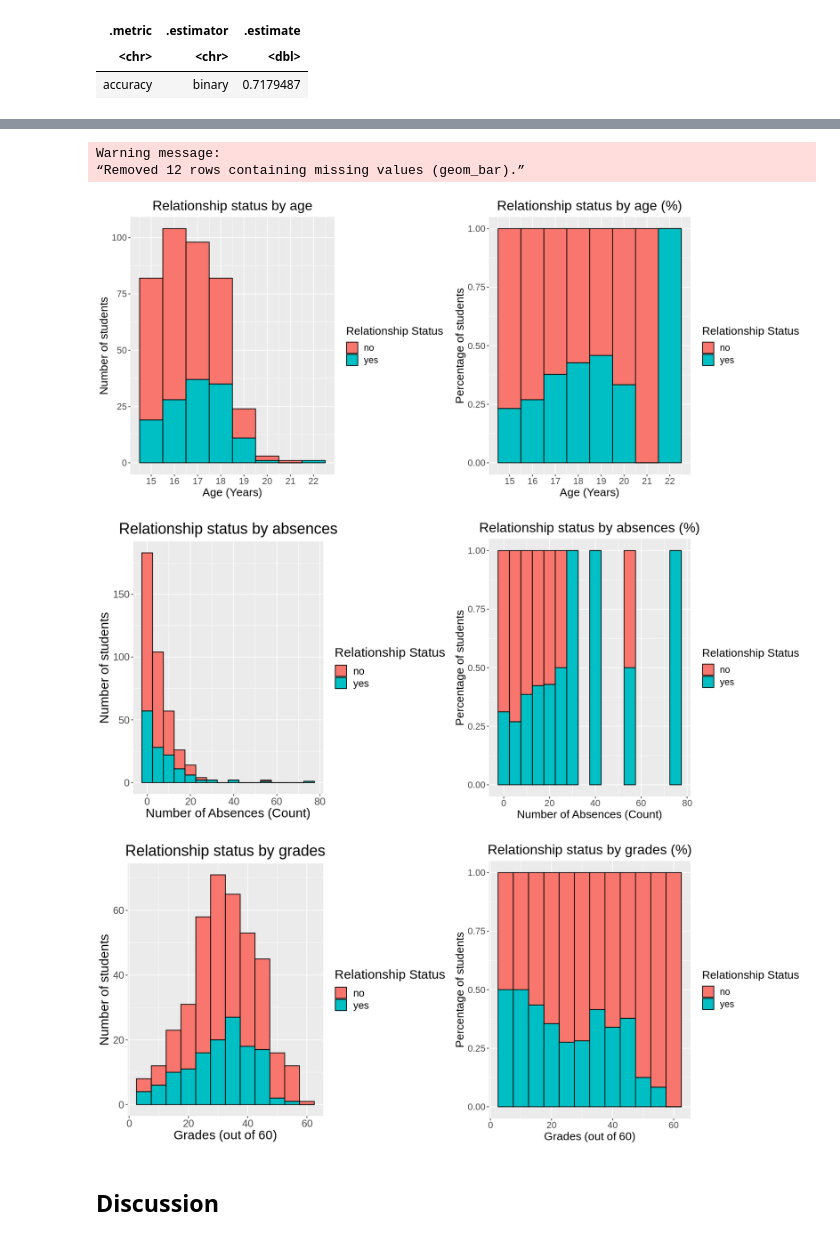
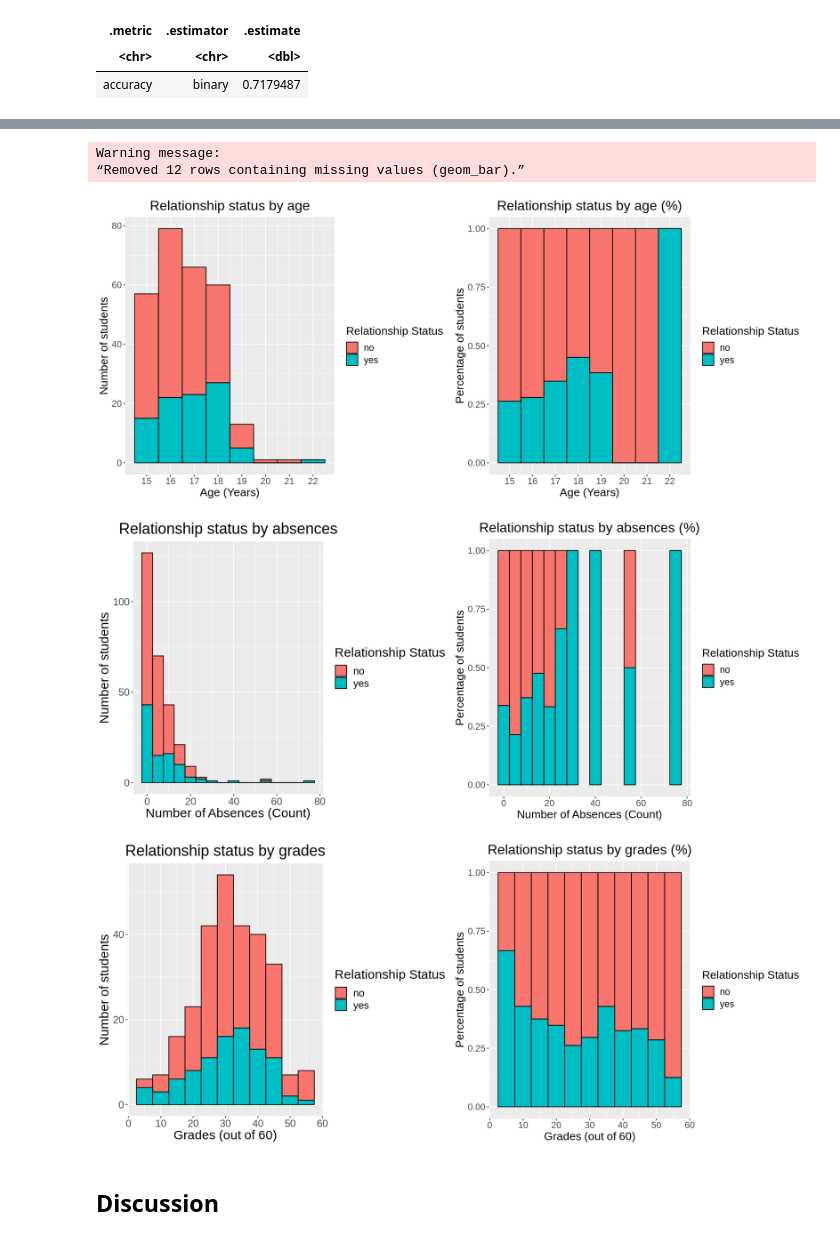
Before and after one commit to RobertYip/Student-Performance, a Jupyter notebook: Draft.ipynb, the cells around one changed output, grey strips where cells are left out. Saved outputs shown, nothing was run; the diff lists cells and outputs as text; code cells hidden in the pictures.

```diff
--- a/Draft.ipynb
+++ b/Draft.ipynb
@@ -273,14 +312,14 @@ Since we are creating a plot for each predictor variable, we use a histogram as
 options(repr.plot.width = 14, repr.plot.height = 6)
 # %%
 # Age plots
-data_plot_age <- ggplot(data, aes(x=age, fill=romantic)) +
+data_plot_age <- ggplot(data_train, aes(x=age, fill=romantic)) +
     geom_histogram(color="black", binwidth=1) +
     theme(text=element_text(size=16), plot.title = element_text(hjust = 0.5)) +
     scale_x_continuous(breaks = seq(15, 22, by=1)) +
     labs(x="Age (Years)", y="Number of students", fill="Relationship Status") +
     ggtitle("Relationship status by age")
 
-data_plot_age_percent <- ggplot(data, aes(x=age)) +
+data_plot_age_percent <- ggplot(data_train, aes(x=age)) +
     geom_histogram(aes(fill=romantic), position="fill", color="black", binwidth=1) +
     theme(text=element_text(size=16), plot.title = element_text(hjust = 0.5)) +
     scale_x_continuous(breaks = seq(15, 22, by=1)) +
@@ -288,41 +327,41 @@ data_plot_age_percent <- ggplot(data, aes(x=age)) +
     ggtitle("Relationship status by age (%)")
 
 # Absence plots
-data_plot_absences <- ggplot(data, aes(x=absences, fill=romantic)) +
+data_plot_absences <- ggplot(data_train, aes(x=absences, fill=romantic)) +
     geom_histogram(color="black", binwidth=5) +
     theme(text=element_text(size=18), plot.title = element_text(hjust = 0.5)) +
     labs(x="Number of Absences (Count)", y="Number of students", fill="Relationship Status") +
     ggtitle("Relationship status by absences")
 
-data_plot_absences_percent <- ggplot(data, aes(x=absences)) +
+data_plot_absences_percent <- ggplot(data_train, aes(x=absences)) +
     geom_histogram(aes(fill=romantic), position="fill", color="black", binwidth=5) +
     theme(text=element_text(size=16), plot.title = element_text(hjust = 0.5)) +
     labs(x="Number of Absences (Count)", y="Percentage of students", fill="Relationship Status") +
     ggtitle("Relationship status by absences (%)")
 
 # Grade plots
-data_plot_grade <- ggplot(data, aes(x=overall_grade, fill=romantic)) +
+data_plot_grade <- ggplot(data_train, aes(x=overall_grade, fill=romantic)) +
     geom_histogram(color="black", binwidth=5) +
     theme(text=element_text(size=18), plot.title = element_text(hjust = 0.5)) +
     labs(x="Grades (out of 60)", y="Number of students", fill="Relationship Status") +
     ggtitle("Relationship status by grades")
 
-data_plot_grade_percent <- ggplot(data, aes(x=overall_grade)) +
+data_plot_grade_percent <- ggplot(data_train, aes(x=overall_grade)) +
     geom_histogram(aes(fill=romantic), position="fill", color="black", binwidth=5) +
     theme(text=element_text(size=16), plot.title = element_text(hjust = 0.5)) +
     labs(x="Grades (out of 60)", y="Percentage of students", fill="Relationship Status") +
     ggtitle("Relationship status by grades (%)")
 
 
 grid.arrange(data_plot_age, data_plot_age_percent, ncol = 2)
 grid.arrange(data_plot_absences, data_plot_absences_percent, ncol = 2)
 grid.arrange(data_plot_grade, data_plot_grade_percent, ncol = 2)
 # %% [output]
 Warning message:
 “Removed 12 rows containing missing values (geom_bar).”
-[figure, old version]
+[figure, new version]
-[figure, old version]
+[figure, new version]
-[figure, old version]
+[figure, new version]
 # %% [markdown]
 ## Discussion
 # %% [markdown]
```
Also changed, not shown: parts of 7 cells of this notebook.
